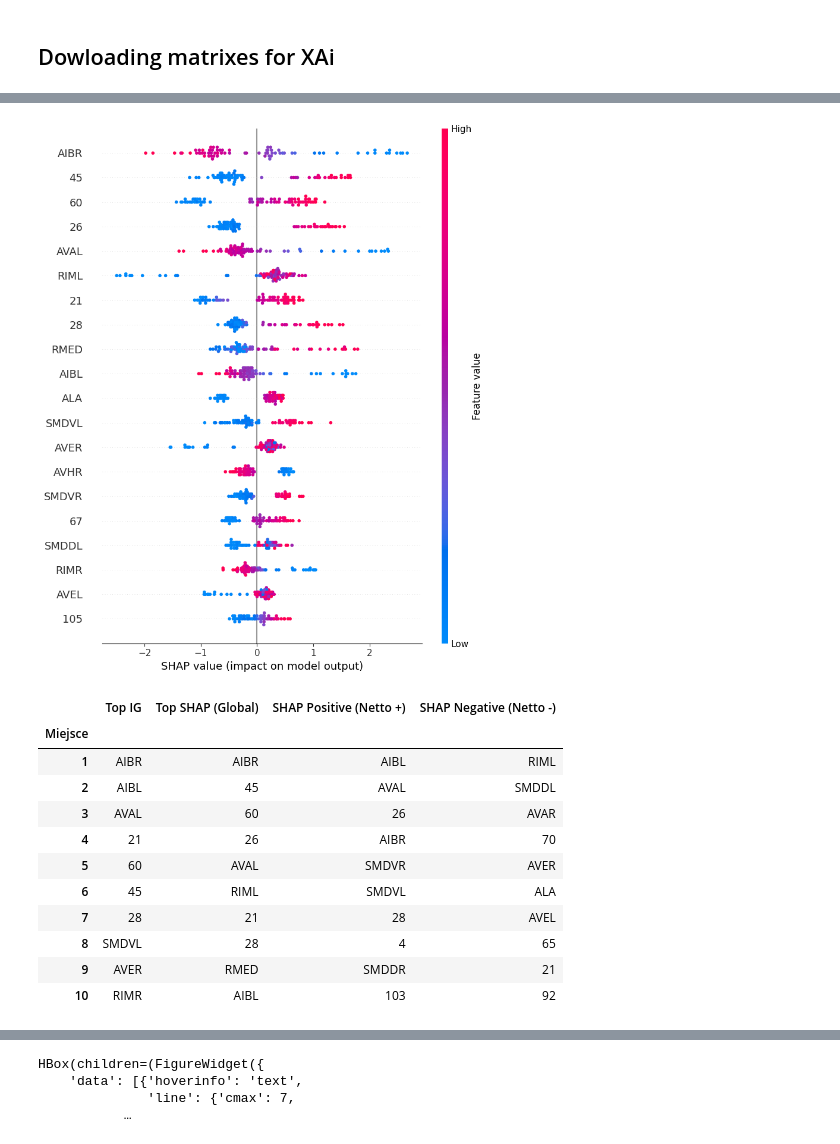
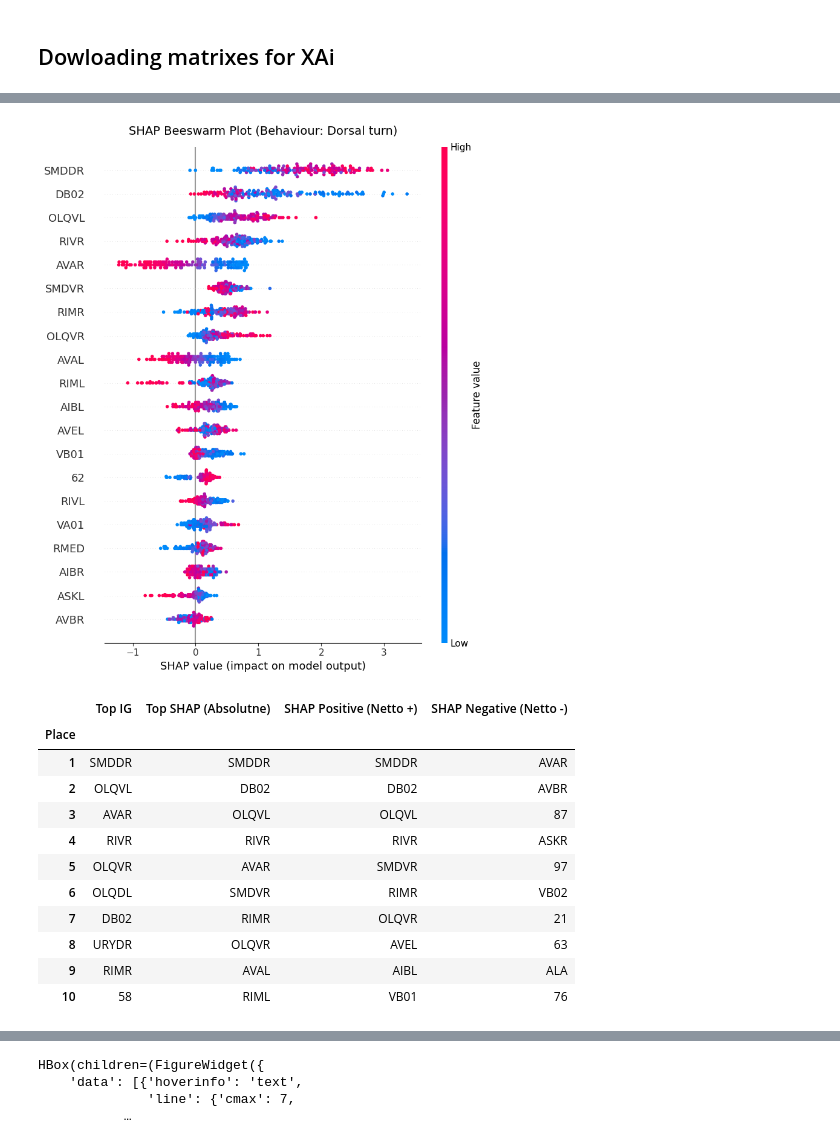
Before and after one commit to OlgaSieradzan/Bundle-Net-Project, a Jupyter notebook: code/Test.ipynb, the cells around one changed output, grey strips where cells are left out. Saved outputs shown, nothing was run; the diff lists cells and outputs as text; code cells hidden in the pictures.

```diff
--- a/code/Test.ipynb
+++ b/code/Test.ipynb
@@ -26,6 +28,18 @@ The autoreload extension is already loaded. To reload it, use:
 # %% [markdown]
 ## Dowloading matrixes for XAi
 # %%
-ig_all = np.load("worm_1_ig.npy")
-shap_all = np.load("worm_1_shap.npy")
+ig_matrix_0 = np.load("xai_matrices\worm_0_ig.npy")
+shap_matrix_0 = np.load("xai_matrices\worm_0_shap.npy")
+
+ig_matrix_1 = np.load("xai_matrices\worm_1_ig.npy")
+shap_matrix_1 = np.load("xai_matrices\worm_1_shap.npy")
+
+ig_matrix_2 = np.load("xai_matrices\worm_2_ig.npy")
+shap_matrix_2 = np.load("xai_matrices\worm_2_shap.npy")
+
+ig_matrix_3 = np.load("xai_matrices\worm_3_ig.npy")
+shap_matrix_3 = np.load("xai_matrices\worm_3_shap.npy")
+
+ig_matrix_4 = np.load("xai_matrices\worm_4_ig.npy")
+shap_matrix_4 = np.load("xai_matrices\worm_4_shap.npy")
 # %% [markdown]
@@ -62 +47,26 @@ display(df)
+# %%
+x_0 = np.load("precomputed_data\data\worm_0_x.npy")
+b_0 = np.load("precomputed_data\data\worm_0_b.npy")
+with open("precomputed_data\data\worm_0_neuron_names.json", "r") as f:
+    neuron_names_0 = json.load(f)
+
+x_1 = np.load("precomputed_data\data\worm_1_x.npy")
+b_1 = np.load("precomputed_data\data\worm_1_b.npy")
+with open("precomputed_data\data\worm_1_neuron_names.json", "r") as f:
+    neuron_names_1 = json.load(f)
+
+x_2 = np.load("precomputed_data\data\worm_2_x.npy")
+b_2 = np.load("precomputed_data\data\worm_2_b.npy")
+with open("precomputed_data\data\worm_2_neuron_names.json", "r") as f:
+    neuron_names_2 = json.load(f)
+
+x_3 = np.load("precomputed_data\data\worm_3_x.npy")
+b_3 = np.load("precomputed_data\data\worm_3_b.npy")
+with open("precomputed_data\data\worm_3_neuron_names.json", "r") as f:
+    neuron_names_3 = json.load(f)
+
+x_4 = np.load("precomputed_data\data\worm_4_x.npy")
+b_4 = np.load("precomputed_data\data\worm_4_b.npy")
+with open("precomputed_data\data\worm_4_neuron_names.json", "r") as f:
+    neuron_names_4 = json.load(f)
 # %% [markdown]
@@ -89,20 +136,20 @@ plot_global_importance(attributions_shap = shap_attr, attributions_ig = ig_attr,
 # %%
-plot_shap_beeswarm(shap_attr, x_tensor_2, data.neuron_names)
+plot_shap_beeswarm(shap_attr = shap_matrix_0, x_windowed= x_0, b_labels = b_0,  target_behavior= 0, behavior_names= behavior_names, neuron_names= neuron_names_0)
 # %% [output]
-[figure, old version]
+[figure, new version]
 # %%
-df_comparison = generate_comparison_table(shap_attr, ig_attr, data.neuron_names)
+df_comparison = generate_comparison_table(attributions_shap= shap_matrix_0, attributions_ig=ig_matrix_0, b_labels= b_0, target_behavior= 0, neuron_names= neuron_names_0)
 display(df_comparison)
 # %% [output]
-|  | Top IG | Top SHAP (Global) | SHAP Positive (Netto +) | SHAP Negative (Netto -) |
-| Miejsce |  |  |  |  |
-| 1 | AIBR | AIBR | AIBL | RIML |
-| 2 | AIBL | 45 | AVAL | SMDDL |
-| 3 | AVAL | 60 | 26 | AVAR |
-| 4 | 21 | 26 | AIBR | 70 |
-| 5 | 60 | AVAL | SMDVR | AVER |
-| 6 | 45 | RIML | SMDVL | ALA |
-| 7 | 28 | 21 | 28 | AVEL |
-| 8 | SMDVL | 28 | 4 | 65 |
-| 9 | AVER | RMED | SMDDR | 21 |
-| 10 | RIMR | AIBL | 103 | 92 |
+|  | Top IG | Top SHAP (Absolutne) | SHAP Positive (Netto +) | SHAP Negative (Netto -) |
+| Place |  |  |  |  |
+| 1 | SMDDR | SMDDR | SMDDR | AVAR |
+| 2 | OLQVL | DB02 | DB02 | AVBR |
+| 3 | AVAR | OLQVL | OLQVL | 87 |
+| 4 | RIVR | RIVR | RIVR | ASKR |
+| 5 | OLQVR | AVAR | SMDVR | 97 |
+| 6 | OLQDL | SMDVR | RIMR | VB02 |
+| 7 | DB02 | RIMR | OLQVR | 21 |
+| 8 | URYDR | OLQVR | AVEL | 63 |
+| 9 | RIMR | AVAL | AIBL | ALA |
+| 10 | 58 | RIML | VB01 | 76 |
```
Also changed, not shown: parts of 25 cells of this notebook, 39 other files.
